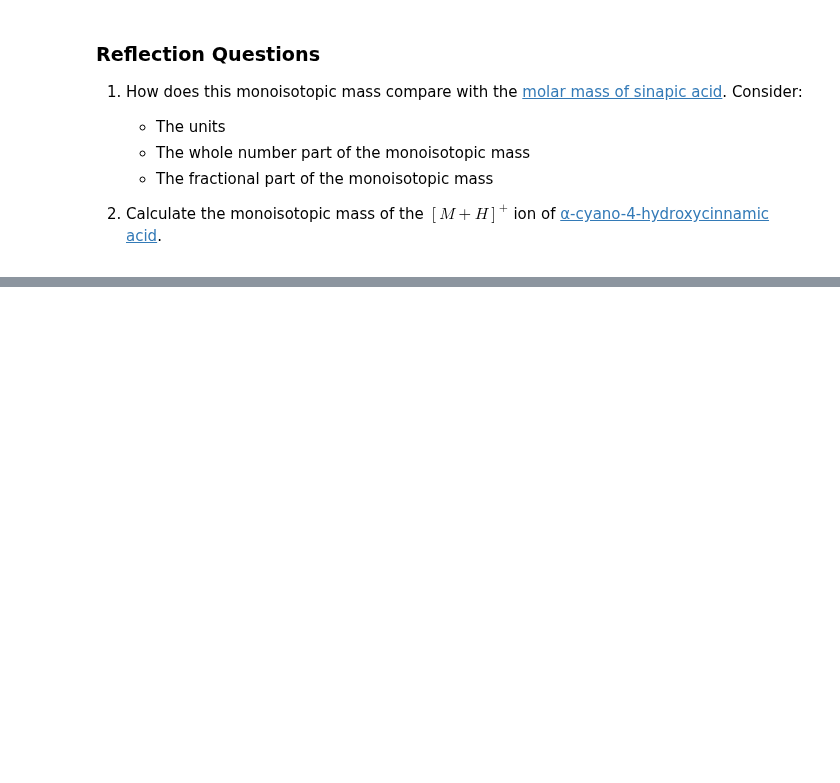
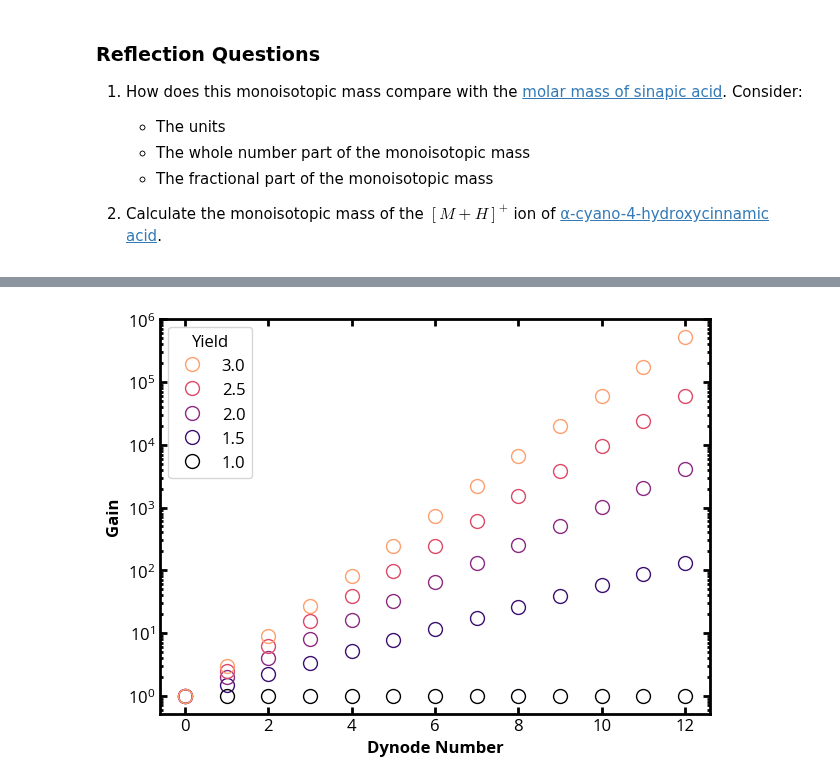
Before and after one commit to mfbush/instrumental-analysis, a Jupyter notebook: notebooks/mass-spectrometry.ipynb, the cells around one changed output, grey strips where cells are left out. Drawn from its saved outputs; the diff is of its cells as text; code cells hidden in the pictures; blank space fills up the shorter version.

```diff
--- a/notebooks/mass-spectrometry.ipynb
+++ b/notebooks/mass-spectrometry.ipynb
@@ -7,3 +9,8 @@
+# %%
+import numpy as np
+import matplotlib as mpl
+import matplotlib.pyplot as plt
+plt.style.use('plot.mplstyle')
 # %% [markdown]
 ## What Is Mass Spectrometry?
 Mass spectrometry (MS) is a technique in which analytes in a sample are analyzed as gas-phase ions.
@@ -131,0 +225,17 @@ Some notes:
+# %%
+colors = mpl.cm.magma(np.linspace(0,1,6))
+x = np.arange(0,13,1)
+yields = [1.0,1.5,2.0,2.5,3.0]
+fig, ax = plt.subplots(tight_layout=True)
+i = 0
+for j in yields:
+    y = np.power(j,x)
+    ax.plot(x,y,c=colors[i],marker='o',ls='',label=str(j))
+    i += 1
+ax.set_yscale('log')
+ax.set_xlabel('Dynode Number')
+ax.set_ylabel('Gain')
+ax.legend(loc='upper left',reverse=True,title='Yield')
+plt.show()
+# %% [output]
+[figure, added]
```
Also changed, not shown: parts of 12 cells of this notebook, 8 other files.
